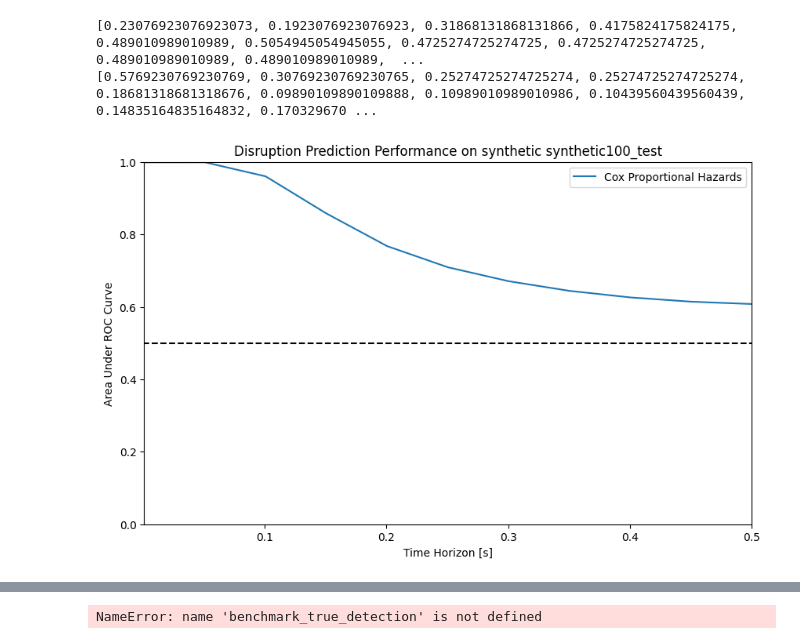
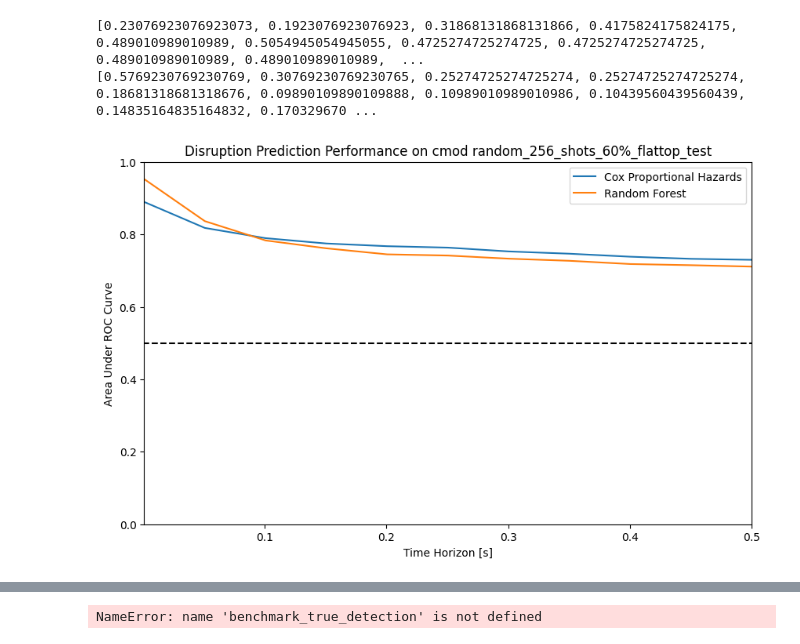
Before and after one commit to MIT-PSFC/disruption-survival-analysis, a Jupyter notebook: Survival Regression Benchmark.ipynb, the cells around one changed output, grey strips where cells are left out. Cells and saved outputs as stored; diff of their text form; code cells hidden in the pictures.

```diff
--- a/Survival Regression Benchmark.ipynb
+++ b/Survival Regression Benchmark.ipynb
@@ -5,6 +5,7 @@
 from run_models import load_model
 from plot_utils import *
 from DisruptionPredictors import DisruptionPredictorSM, DisruptionPredictorRF, DisruptionPredictorTinguely
+from preprocess_datasets import ALL_FEATURES
 
 from evaluate_performance import benchmark_au_roc, benchmark_true_detection
 
@@ -12,8 +13,8 @@ horizons = np.linspace(0.001, 0.5, 11)
 
 device = 'cmod'
 #dataset = 'random100'
-dataset = 'random_256_shots_50%_flattop'
-numeric_feats = ['ip','Wmhd','n_e','kappa','li']
+dataset = 'random_256_shots_60%_flattop'
+numeric_feats = ALL_FEATURES
 #temporal_suff = ['_avg', '_std', '_int', '_der']
 #temporal_feats = [feat + suff for feat in numeric_feats for suff in temporal_suff]
 
@@ -32,18 +33,18 @@ cph_predictor = DisruptionPredictorSM("Cox Proportional Hazards", cph_model, num
 dcph_model, dcph_transformer = load_model('dcph', device, dataset)
 dcph_predictor = DisruptionPredictorSM("Deep Cox Proportional Hazards", dcph_model, numeric_feats, dcph_transformer)
 
-dsm_model, dsm_transformer = load_model('dsm', device, dataset)
-dsm_predictor = DisruptionPredictorSM("Deep Survival Machines", dsm_model, numeric_feats, dsm_transformer)
+#dsm_model, dsm_transformer = load_model('dsm', device, dataset)
+#dsm_predictor = DisruptionPredictorSM("Deep Survival Machines", dsm_model, numeric_feats, dsm_transformer)
 
-dcm_model, dcm_transformer = load_model('dcm', device, dataset)
-dcm_predictor = DisruptionPredictorSM("Deep Cox Mixture", dcm_model, numeric_feats, dcm_transformer)
+#dcm_model, dcm_transformer = load_model('dcm', device, dataset)
+#dcm_predictor = DisruptionPredictorSM("Deep Cox Mixture", dcm_model, numeric_feats, dcm_transformer)
 
 #rsf_model, rsf_transformer = load_model('rsf', device, dataset)
 #rsf_predictor = DisruptionPredictorSM("Random Survival Forest", rsf_model, numeric_feats, rsf_transformer)
 
-#rf_model, rf_transformer = load_model('rf', device, dataset)
-#rf_predictor = DisruptionPredictorRF("Random Forest", rf_model, numeric_feats, rf_transformer)
+rf_model, rf_transformer = load_model('rf', device, dataset)
+rf_predictor = DisruptionPredictorRF("Random Forest", rf_model, numeric_feats, rf_transformer)
 
-#ting_model, ting_transformer = load_model('rf', device, dataset)
-#ting_predictor = DisruptionPredictorTinguely("Tinguely et al. 2019", ting_model, numeric_feats, ting_transformer)
+ting_model, ting_transformer = load_model('rf', device, dataset)
+ting_predictor = DisruptionPredictorTinguely("Tinguely et al. 2019", ting_model, numeric_feats, ting_transformer)
 # %% [output]
@@ -57,7 +58,7 @@ au_rocs_cph = benchmark_au_roc(cph_predictor, horizons, device, dataset+'_test')
 #au_rocs_dcm = benchmark_au_roc(dcm_predictor, horizons, device, dataset+'_test')
 #au_rocs_dsm = benchmark_au_roc(dsm_predictor, horizons, device, dataset+'_test')
 #au_rocs_rsf = benchmark_au_roc(rsf_predictor, horizons, device, dataset+'_test')
-#au_rocs_rf = benchmark_au_roc(rf_predictor, horizons, device, dataset+'_test')
+au_rocs_rf = benchmark_au_roc(rf_predictor, horizons, device, dataset+'_test')
 #au_rocs_ting = benchmark_au_roc(ting_predictor, horizons, device, dataset+'_test')
 
 print(au_rocs_cph)
@@ -90,31 +91,31 @@ print(au_rocs_dcph_temporal)
 # %%
 # Plot the results
 import matplotlib.pyplot as plt
 
 plt.figure(figsize=(10, 6))
 plt.plot(horizons, au_rocs_cph, label='Cox Proportional Hazards')
 #plt.plot(horizons, au_rocs_dcph, label='Deep Cox Proportional Hazards')
 #plt.plot(horizons, au_rocs_dsm, label='Deep Survival Machines')
 #plt.plot(horizons, au_rocs_dcm, label='Deep Cox Mixture')
 #plt.plot(horizons, au_rocs_rsf, label='Random Survival Forest')
-#plt.plot(horizons, au_rocs_rf, label='Random Forest')
+plt.plot(horizons, au_rocs_rf, label='Random Forest')
 #plt.plot(horizons, au_rocs_ting, label='Tinguely et al. 2019')
 
 #plt.plot(horizons, au_rocs_cph_temporal, label='Cox Proportional Hazards (temporal)')
 #plt.plot(horizons, au_rocs_dcph_temporal, label='Deep Cox Proportional Hazards (temporal)')
 
 # Plot horizontal line at y = 0.5 for reference to 'random guessing'
 plt.plot([0, 1], [0.5, 0.5], linestyle='--', color='black')
 
 plt.xlim([min(horizons), max(horizons)])
 plt.ylim([0, 1.0])
 
 plt.xlabel('Time Horizon [s]')
 plt.ylabel('Area Under ROC Curve')
 plt.title('Disruption Prediction Performance on '+device+' '+dataset+'_test')
 
 plt.legend()
 plt.show()
 # %% [output]
-[figure, old version]
+[figure, new version]
 # %%
```
Also changed, not shown: parts of 4 cells of this notebook, 6 other files.
